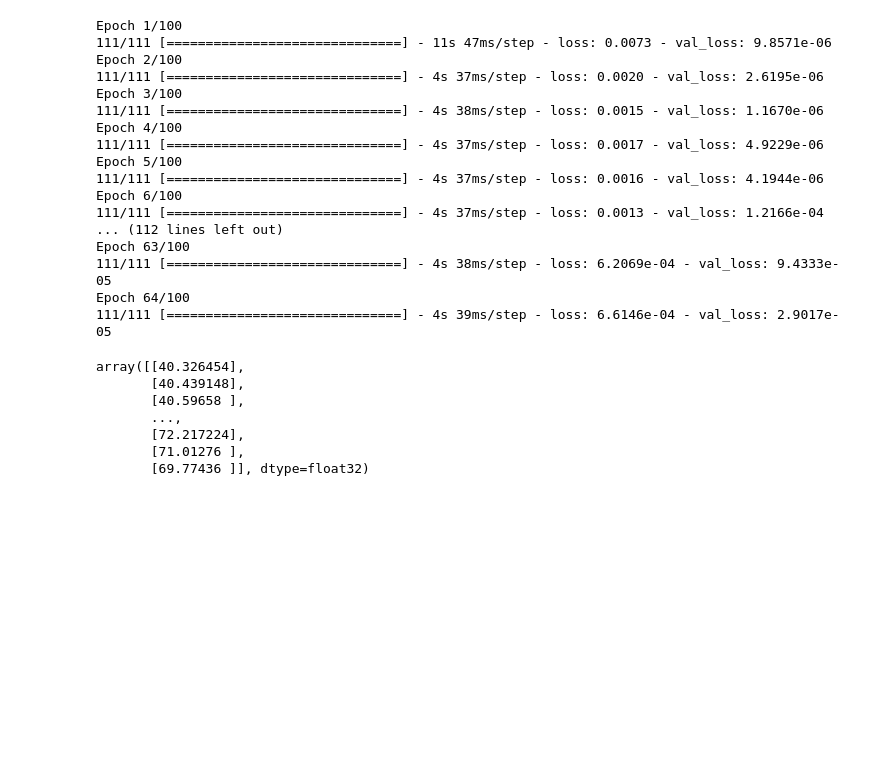
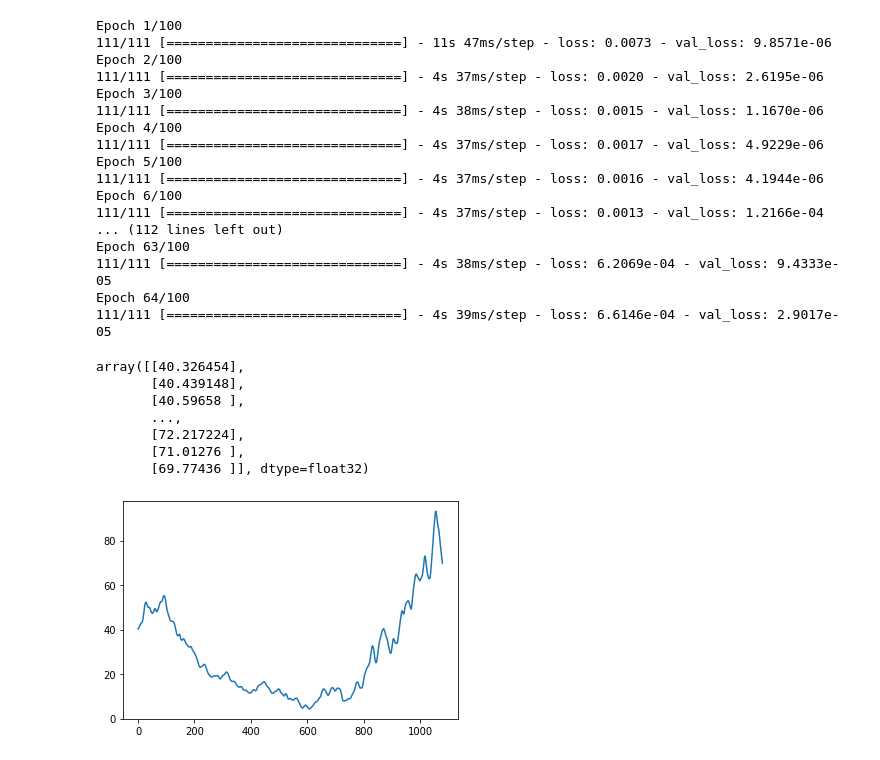
Before and after one commit to FrCloers/stock_news_pred, a Jupyter notebook: notebooks/Model_1_Functions.ipynb, the cells around one changed output. Saved outputs shown, nothing was run; the diff lists cells and outputs as text; code cells hidden in the pictures; blank space fills up the shorter version.

```diff
--- a/notebooks/Model_1_Functions.ipynb
+++ b/notebooks/Model_1_Functions.ipynb
@@ -175,3 +175,7 @@ array([[40.326454],
        [72.217224],
        [71.01276 ],
        [69.77436 ]], dtype=float32)
+# %%
+plt.plot(prediction);
+# %% [output]
+[figure, added]
```
Also changed, not shown: parts of 11 cells of this notebook, 5 other files.
